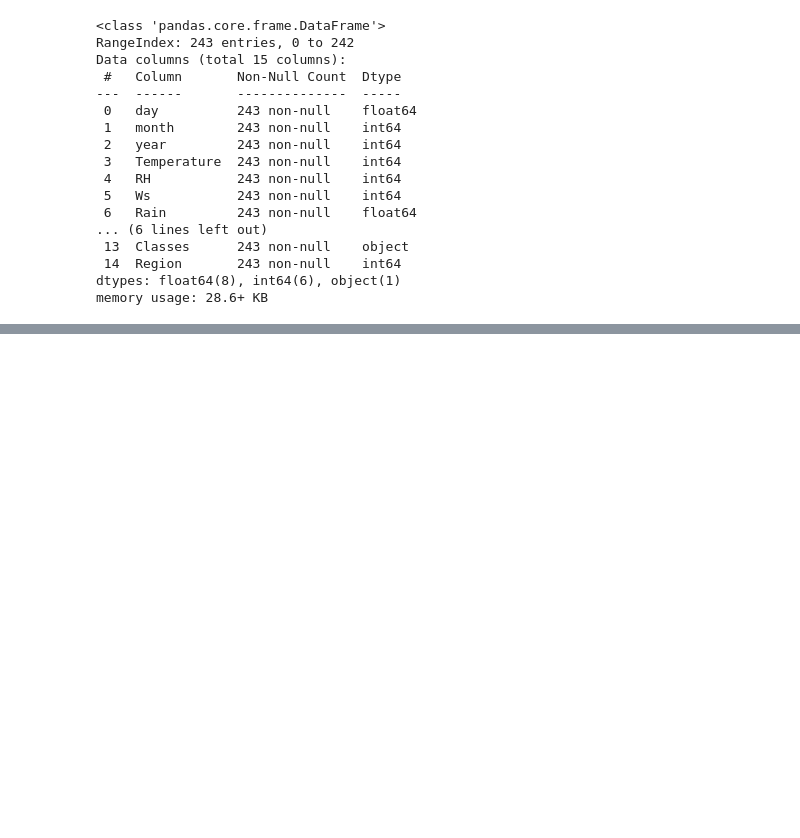
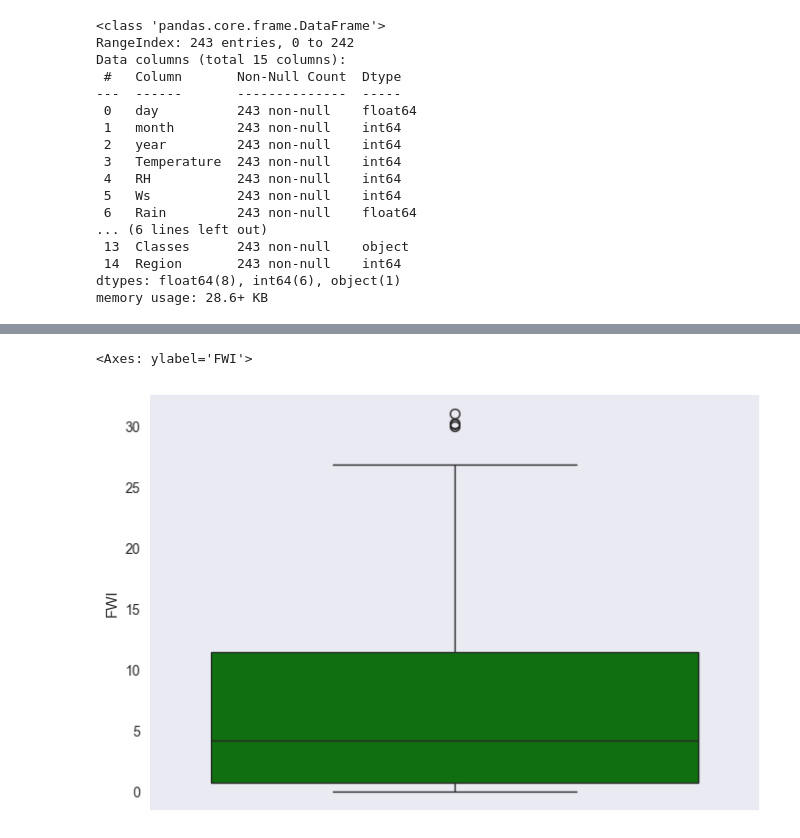
Before and after one commit to akshat-shethia/Udemy-Data-Science-Krish-Naik, a Jupyter notebook: 4-Ridge Lasso And Elasticnet/My_Practical_Files/Ridge_Lasso.ipynb, the cells around one changed output, grey strips where cells are left out. Cells and saved outputs as stored; diff of their text form; code cells hidden in the pictures; blank space fills up the shorter version.

```diff
--- a/4-Ridge Lasso And Elasticnet/My_Practical_Files/Ridge_Lasso.ipynb
+++ b/4-Ridge Lasso And Elasticnet/My_Practical_Files/Ridge_Lasso.ipynb
@@ -283,0 +373,6 @@ df.describe()
+# %%
+## Box Plots To Find Outliers in the dataset
+sns.boxplot(df_copy["FWI"], color = "green")
+# %% [output]
+<Axes: ylabel='FWI'>
+[figure, added]
```
Also changed, not shown: parts of 21 cells of this notebook, 1 other file.
